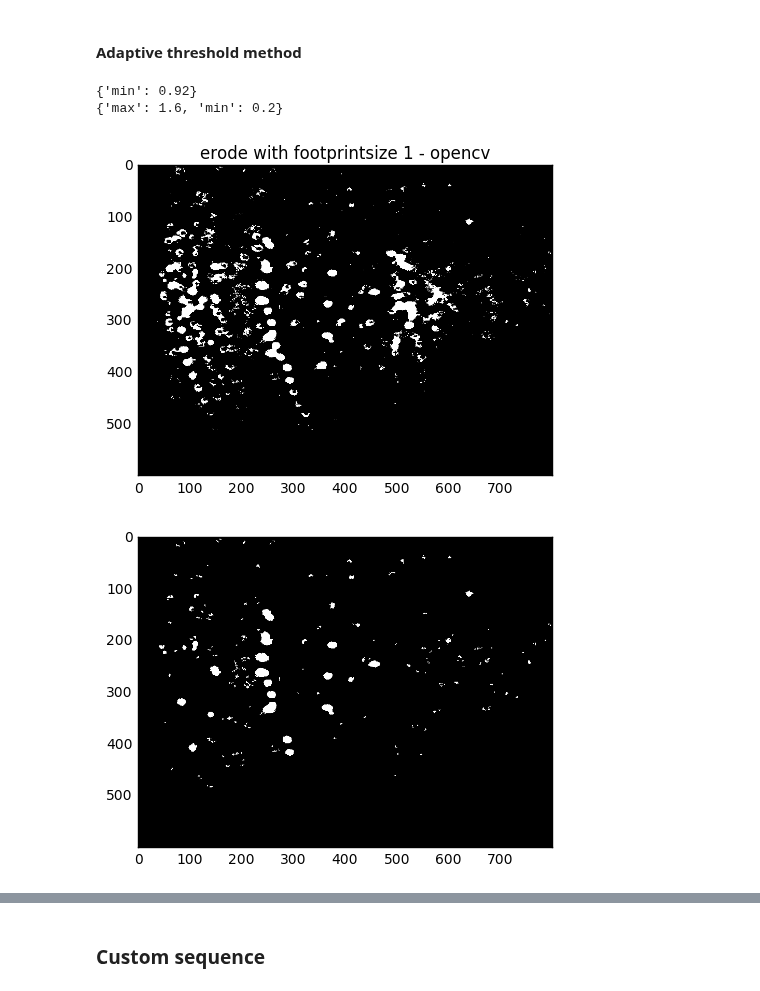
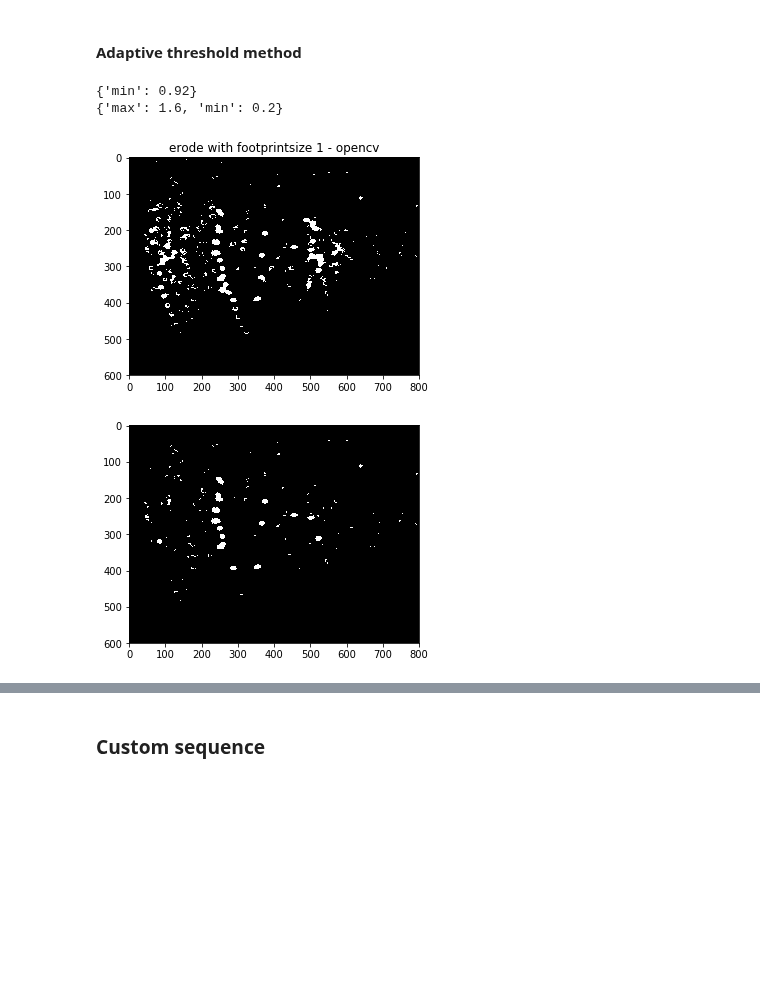
Before and after one commit to gbellandi/bubble_size_analysis, a Jupyter notebook: drafts/bubblekicker.ipynb, the cells around one changed output, grey strips where cells are left out. Cells and saved outputs as stored; diff of their text form; code cells hidden in the pictures; blank space fills up the shorter version.

```diff
--- a/drafts/bubblekicker.ipynb
+++ b/drafts/bubblekicker.ipynb
@@ -45,20 +45,20 @@ erode with footprintsize 1 - opencv
 # %%
 #setup the pipeline by loading the file
 bubbler = AdaptiveThresholdPipeline(img, channel='red')
-result = bubbler.run(191, 15, 3, 1, 1)  # executing the pipeline with custom parameters
+result = bubbler.run(191, 15, 2, 3, 1, 1)  # executing the pipeline with custom parameters
 bubbler.plot() # plot detected bubbbles
 
 marker_image, props = bubble_properties_calculate(result)  # extract the properties
 ## nbubbles, to include
 # %% [output]
 {'min': 0.92}
 {'max': 1.6, 'min': 0.2}
-[figure, old version]
+[figure, new version]
 # %%
 # the filtered bubbles
 plt.imshow(marker_image>0, cmap='gray');
 # %% [output]
-[figure, old version]
+[figure, new version]
 # %%
 #plt.imshow(marker_image, cmap='Greys',  interpolation='nearest')
 fig, axs = bubble_properties_plot(props, "equivalent_diameter")  # make a plot
```
Also changed, not shown: parts of 5 cells of this notebook.
